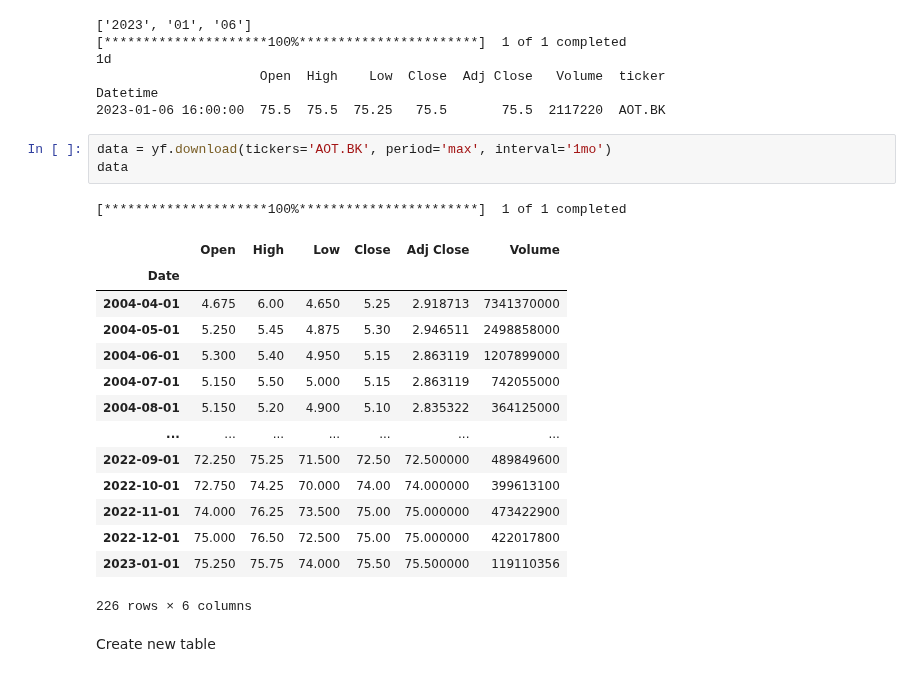
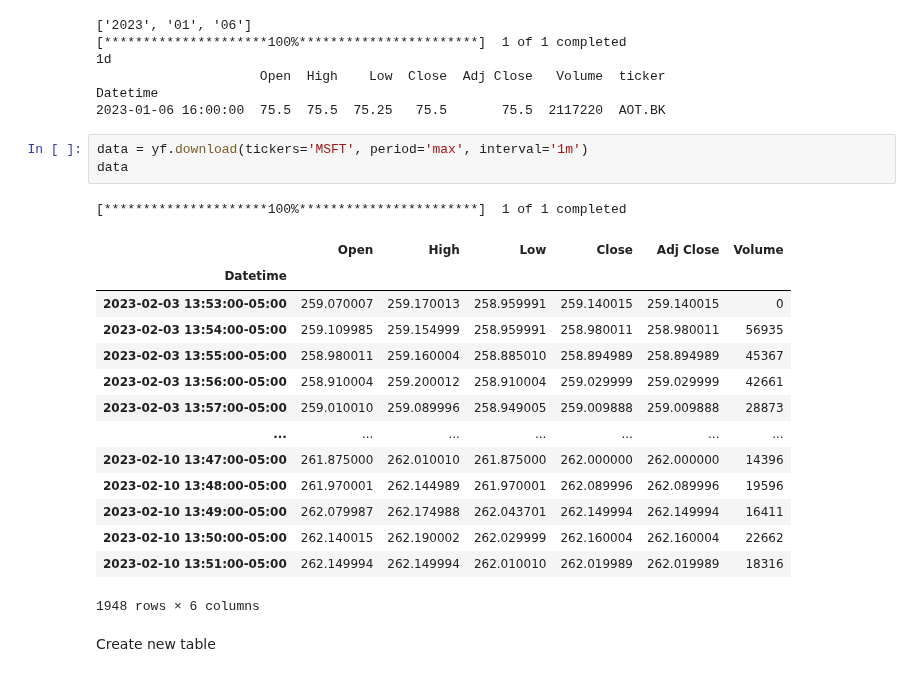
Before and after one commit to jengkub/ML-stockradar, a Jupyter notebook: test.ipynb, the cells around one changed output. Cells and saved outputs as stored; diff of their text form.

```diff
--- a/test.ipynb
+++ b/test.ipynb
@@ -811,24 +848,24 @@ cur.close()
 Datetime
 2023-01-06 16:00:00  75.5  75.5  75.25   75.5       75.5  2117220  AOT.BK
 # %%
-data = yf.download(tickers='AOT.BK', period='max', interval='1mo')
+data = yf.download(tickers='MSFT', period='max', interval='1m')
 data
 # %% [output]
 [*********************100%***********************]  1 of 1 completed
 |  | Open | High | Low | Close | Adj Close | Volume |
-| Date |  |  |  |  |  |  |
-| 2004-04-01 | 4.675 | 6.00 | 4.650 | 5.25 | 2.918713 | 7341370000 |
-| 2004-05-01 | 5.250 | 5.45 | 4.875 | 5.30 | 2.946511 | 2498858000 |
-| 2004-06-01 | 5.300 | 5.40 | 4.950 | 5.15 | 2.863119 | 1207899000 |
-| 2004-07-01 | 5.150 | 5.50 | 5.000 | 5.15 | 2.863119 | 742055000 |
-| 2004-08-01 | 5.150 | 5.20 | 4.900 | 5.10 | 2.835322 | 364125000 |
+| Datetime |  |  |  |  |  |  |
+| 2023-02-03 13:53:00-05:00 | 259.070007 | 259.170013 | 258.959991 | 259.140015 | 259.140015 | 0 |
+| 2023-02-03 13:54:00-05:00 | 259.109985 | 259.154999 | 258.959991 | 258.980011 | 258.980011 | 56935 |
+| 2023-02-03 13:55:00-05:00 | 258.980011 | 259.160004 | 258.885010 | 258.894989 | 258.894989 | 45367 |
+| 2023-02-03 13:56:00-05:00 | 258.910004 | 259.200012 | 258.910004 | 259.029999 | 259.029999 | 42661 |
+| 2023-02-03 13:57:00-05:00 | 259.010010 | 259.089996 | 258.949005 | 259.009888 | 259.009888 | 28873 |
 | ... | ... | ... | ... | ... | ... | ... |
-| 2022-09-01 | 72.250 | 75.25 | 71.500 | 72.50 | 72.500000 | 489849600 |
-| 2022-10-01 | 72.750 | 74.25 | 70.000 | 74.00 | 74.000000 | 399613100 |
-| 2022-11-01 | 74.000 | 76.25 | 73.500 | 75.00 | 75.000000 | 473422900 |
-| 2022-12-01 | 75.000 | 76.50 | 72.500 | 75.00 | 75.000000 | 422017800 |
-| 2023-01-01 | 75.250 | 75.75 | 74.000 | 75.50 | 75.500000 | 119110356 |
+| 2023-02-10 13:47:00-05:00 | 261.875000 | 262.010010 | 261.875000 | 262.000000 | 262.000000 | 14396 |
+| 2023-02-10 13:48:00-05:00 | 261.970001 | 262.144989 | 261.970001 | 262.089996 | 262.089996 | 19596 |
+| 2023-02-10 13:49:00-05:00 | 262.079987 | 262.174988 | 262.043701 | 262.149994 | 262.149994 | 16411 |
+| 2023-02-10 13:50:00-05:00 | 262.140015 | 262.190002 | 262.029999 | 262.160004 | 262.160004 | 22662 |
+| 2023-02-10 13:51:00-05:00 | 262.149994 | 262.149994 | 262.010010 | 262.019989 | 262.019989 | 18316 |
-226 rows × 6 columns
+1948 rows × 6 columns
 # %% [markdown]
 Create new table
 # %%
```
Also changed, not shown: parts of 9 cells of this notebook.
